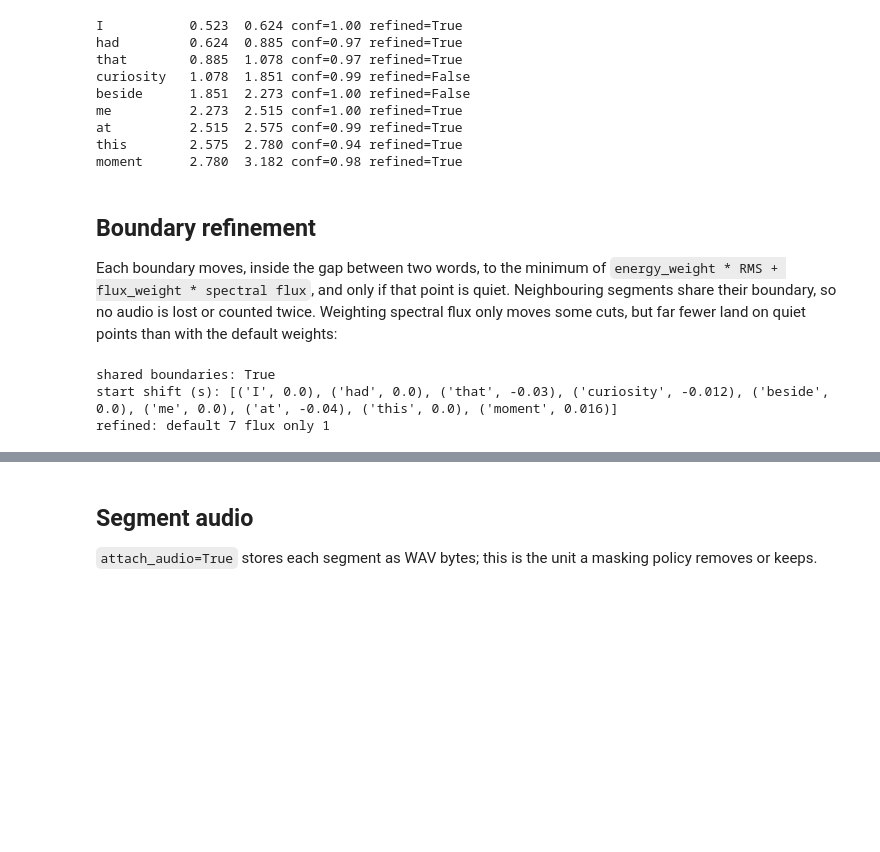
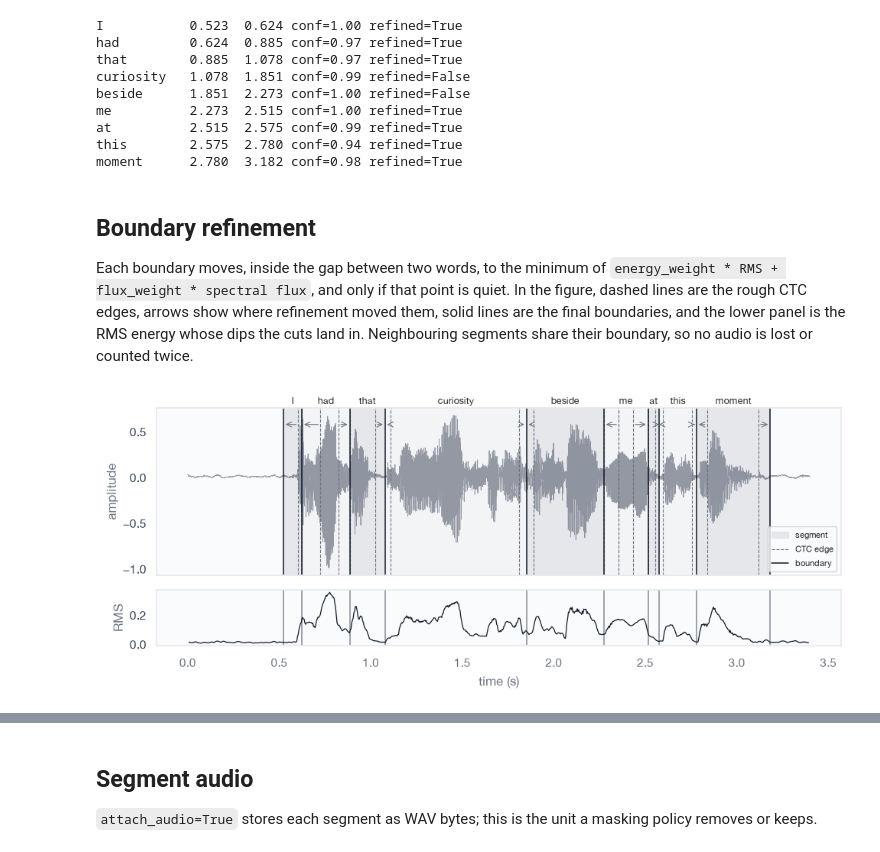
Before and after one commit to Pawlo77/MLLM-SHAP, a Jupyter notebook: examples/audio_alignment.ipynb, the cells around one changed output, grey strips where cells are left out. Saved outputs shown, nothing was run; the diff lists cells and outputs as text; code cells hidden in the pictures; blank space fills up the shorter version.

Commit message:
docs: show boundary refinement and audio attributions as figures

```diff
--- a/examples/audio_alignment.ipynb
+++ b/examples/audio_alignment.ipynb
@@ -74,14 +75,8 @@ moment      2.780  3.182 conf=0.98 refined=True
 # %% [markdown]
 ## Boundary refinement
 
-Each boundary moves, inside the gap between two words, to the minimum of `energy_weight * RMS + flux_weight * spectral flux`, and only if that point is quiet. Neighbouring segments share their boundary, so no audio is lost or counted twice. Weighting spectral flux only moves some cuts, but far fewer land on quiet points than with the default weights:
+Each boundary moves, inside the gap between two words, to the minimum of `energy_weight * RMS + flux_weight * spectral flux`, and only if that point is quiet. In the figure, dashed lines are the rough CTC edges, arrows show where refinement moved them, solid lines are the final boundaries, and the lower panel is the RMS energy whose dips the cuts land in. Neighbouring segments share their boundary, so no audio is lost or counted twice.
 # %%
-flux_only = SpectrogramGuidedAligner(aligner.model, energy_weight=0.0, flux_weight=1.0)
-other = flux_only.align(TRANSCRIPT, audio)
-print("shared boundaries:", all(l.end_time == r.start_time for l, r in zip(segments, segments[1:])))
-print("start shift (s):", [(a.token, round(b.start_time - a.start_time, 3)) for a, b in zip(segments, other)])
-print("refined: default", sum(s.boundary_refined for s in segments), "flux only", sum(s.boundary_refined for s in other))
+plot_audio_segments(audio, segments);
 # %% [output]
-shared boundaries: True
-start shift (s): [('I', 0.0), ('had', 0.0), ('that', -0.03), ('curiosity', -0.012), ('beside', 0.0), ('me', 0.0), ('at', -0.04), ('this', 0.0), ('moment', 0.016)]
-refined: default 7 flux only 1
+[figure, added]
```
Also changed, not shown: parts of 4 cells of this notebook, 7 other files.
